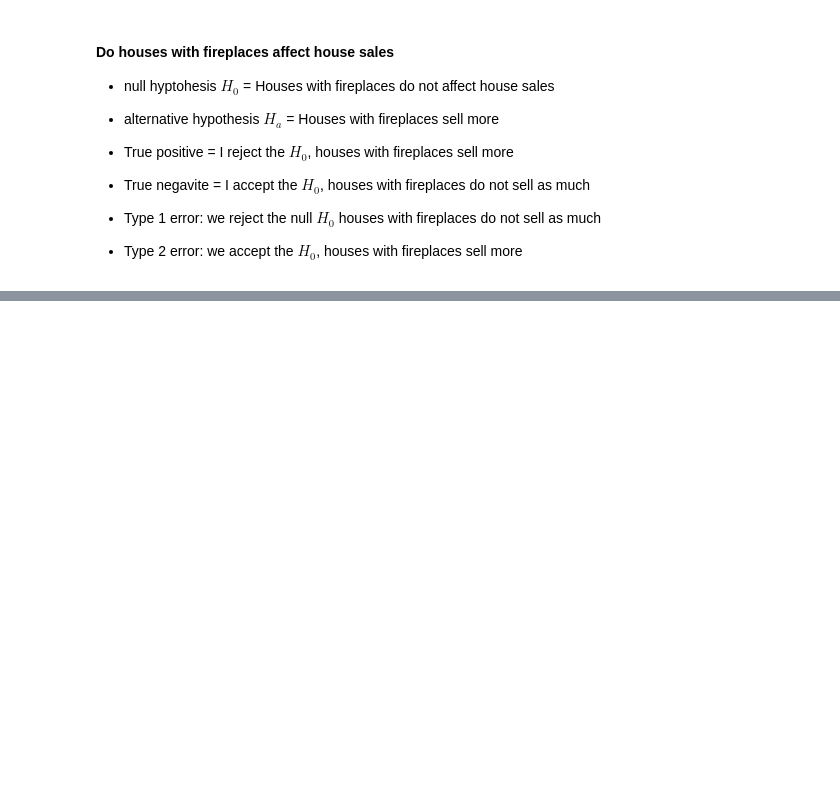
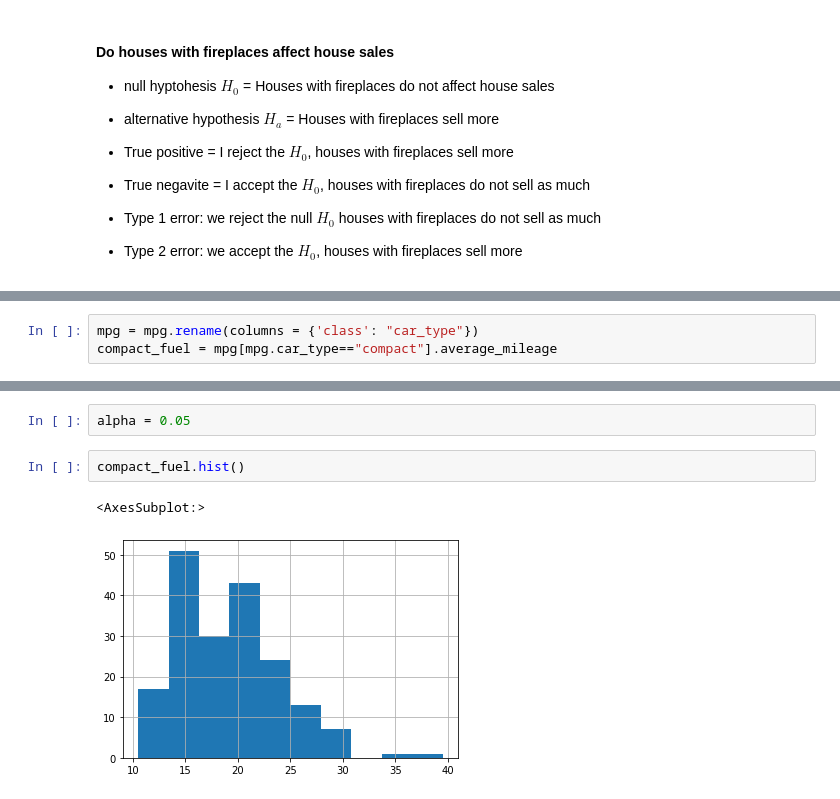
Before and after one commit to lupeluna/statistics-exercises, a Jupyter notebook: hypothesis_testing.ipynb, the cells around one changed output, grey strips where cells are left out. Saved outputs shown, nothing was run; the diff lists cells and outputs as text; blank space fills up the shorter version.

```diff
--- a/hypothesis_testing.ipynb
+++ b/hypothesis_testing.ipynb
@@ -117,0 +256,3 @@ pd.read_sql('SELECT * FROM properties_2017 LIMIT 5 OFFSET 50', url)
+# %%
+mpg = mpg.rename(columns = {'class': "car_type"})
+compact_fuel = mpg[mpg.car_type=="compact"].average_mileage
@@ -117,0 +272,7 @@ pd.read_sql('SELECT * FROM properties_2017 LIMIT 5 OFFSET 50', url)
+# %%
+alpha = 0.05
+# %%
+compact_fuel.hist()
+# %% [output]
+<AxesSubplot:>
+[figure, added]
```
Also changed, not shown: parts of 45 cells of this notebook.
